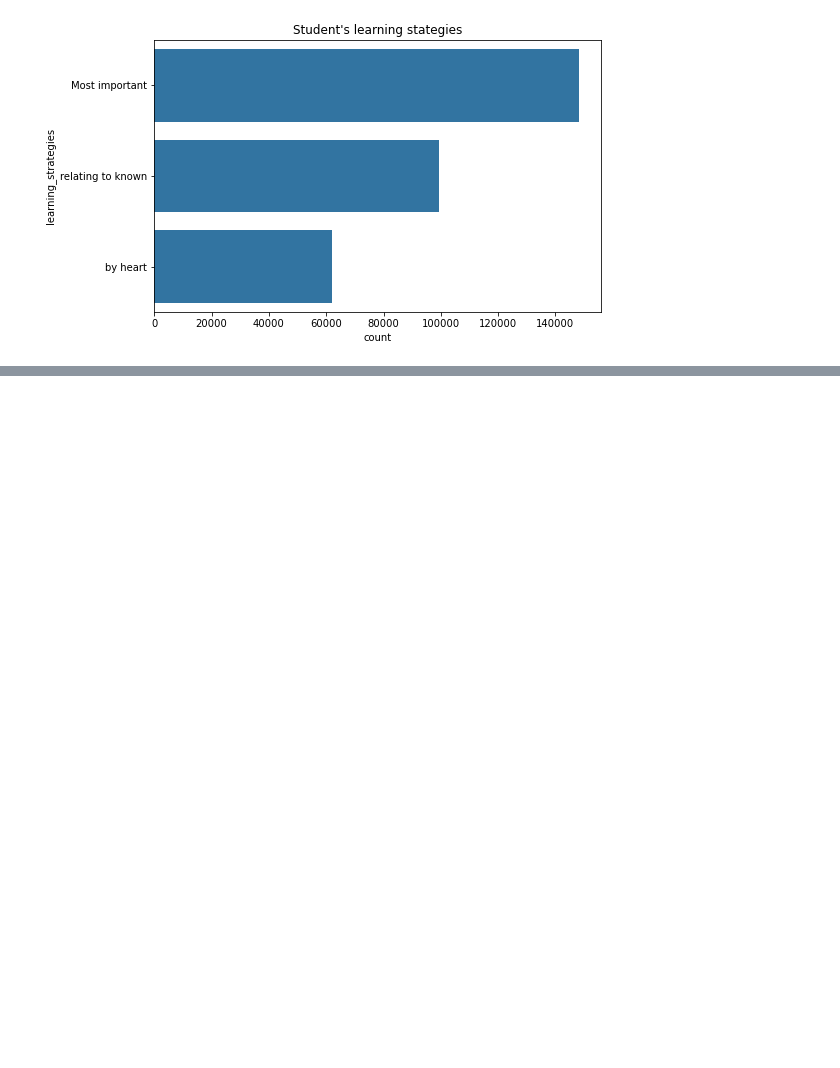
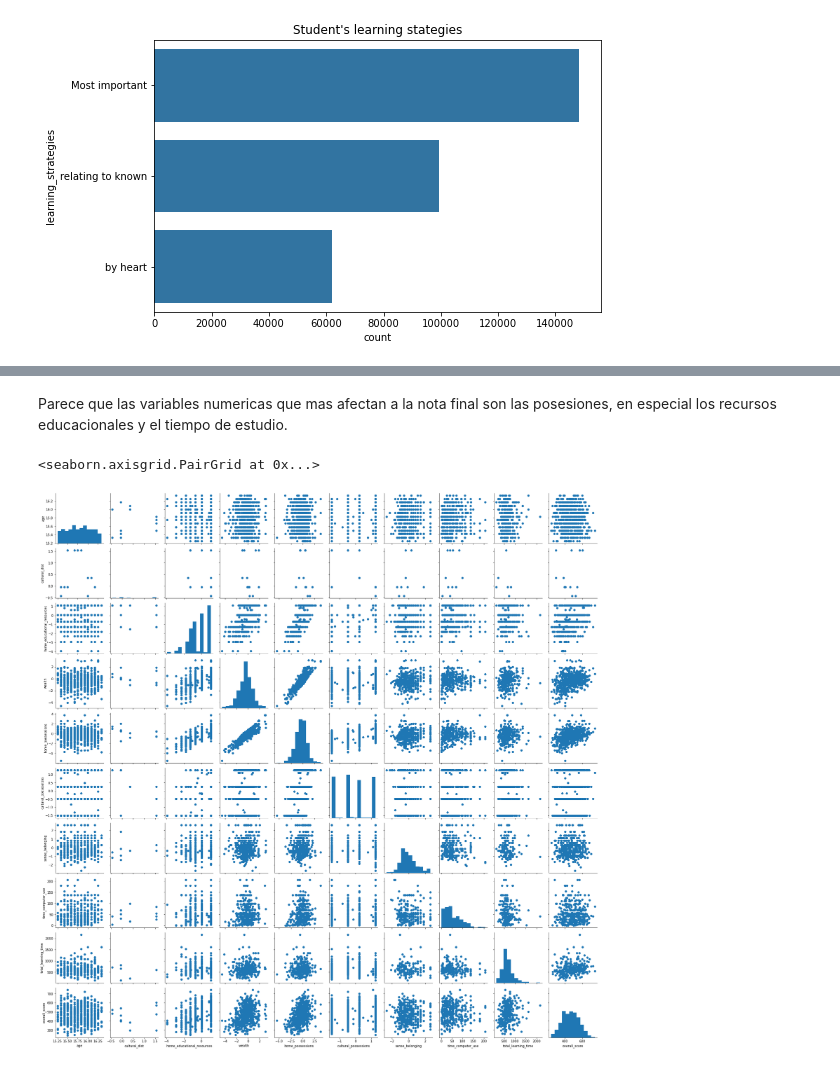
Before and after one commit to rubenvf/Comunicate-PISA-Findings, a Jupyter notebook: pisa_exploration.ipynb, the cells around one changed output, grey strips where cells are left out. Cells and saved outputs as stored; diff of their text form; code cells hidden in the pictures; blank space fills up the shorter version.

```diff
--- a/pisa_exploration.ipynb
+++ b/pisa_exploration.ipynb
@@ -317,0 +368,13 @@ plt.title("Student's learning stategies");
+# %% [markdown]
+Parece que las variables numericas que mas afectan a la nota final son las posesiones, en especial los recursos educacionales y el tiempo de estudio.
+# %%
+#scatter matrix of numeric variables
+random = np.random.choice(df.shape[0], 600, replace = False)
+sample = df.loc[random, :]
+
+g = sb.PairGrid(data = sample, vars = numeric_vars)
+g.map_diag(plt.hist, bins = 12)
+g.map_offdiag(plt.scatter)
+# %% [output]
+<seaborn.axisgrid.PairGrid at 0x...>
+[figure, added]
```
Also changed, not shown: parts of 28 cells of this notebook.
